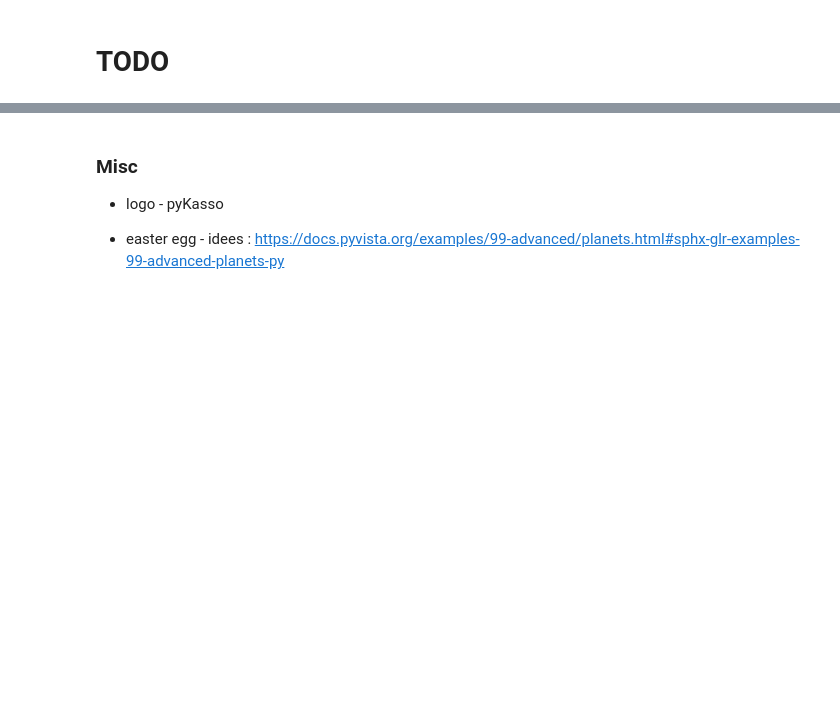
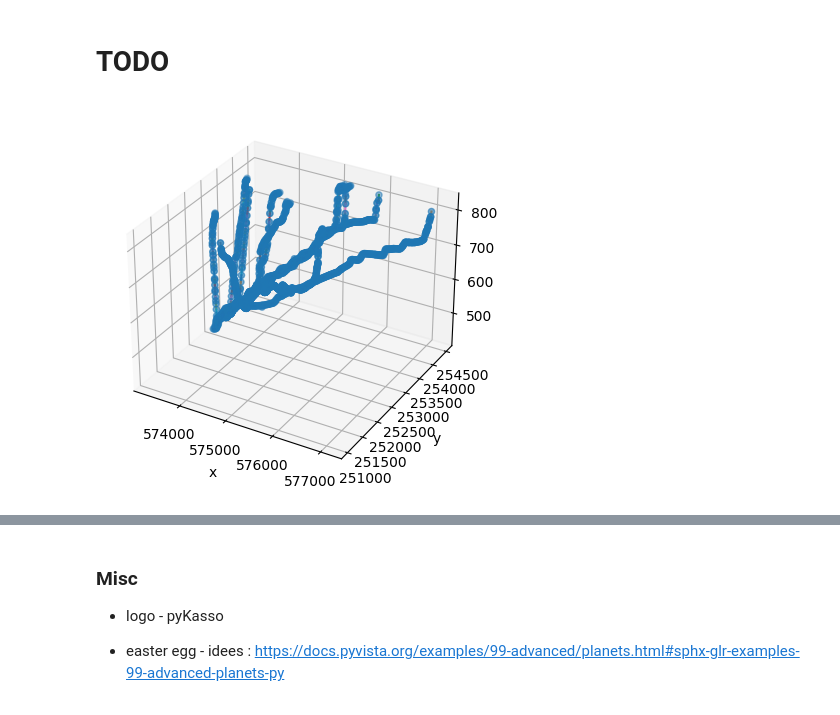
Before and after one commit to randlab/pyKasso, a Jupyter notebook: notebooks/examples/example_core.ipynb, the cells around one changed output, grey strips where cells are left out. Drawn from its saved outputs; the diff is of its cells as text; code cells hidden in the pictures; blank space fills up the shorter version.

```diff
--- a/notebooks/examples/example_core.ipynb
+++ b/notebooks/examples/example_core.ipynb
@@ -1,4 +1,18 @@
 # %% [markdown]
 # TODO
+# %%
+import pykasso as pk
+project_dir = 'betteraz'
+pk.create_project(example=project_dir)
+settings_file = 'betteraz/settings/betteraz_01.yaml'
+sim = pk.SKS(sks_settings=settings_file)
+sim.build()
+sim.compute()
+# %%
+import pykasso.visualization as pkv
+v = pkv.visualizer(project_dir)
+v.plot3D(0, 'karst')
+# %% [output]
+[figure, added]
 # %% [markdown]
 
```
Also changed, not shown: parts of 3 cells of this notebook, 41 other files.
